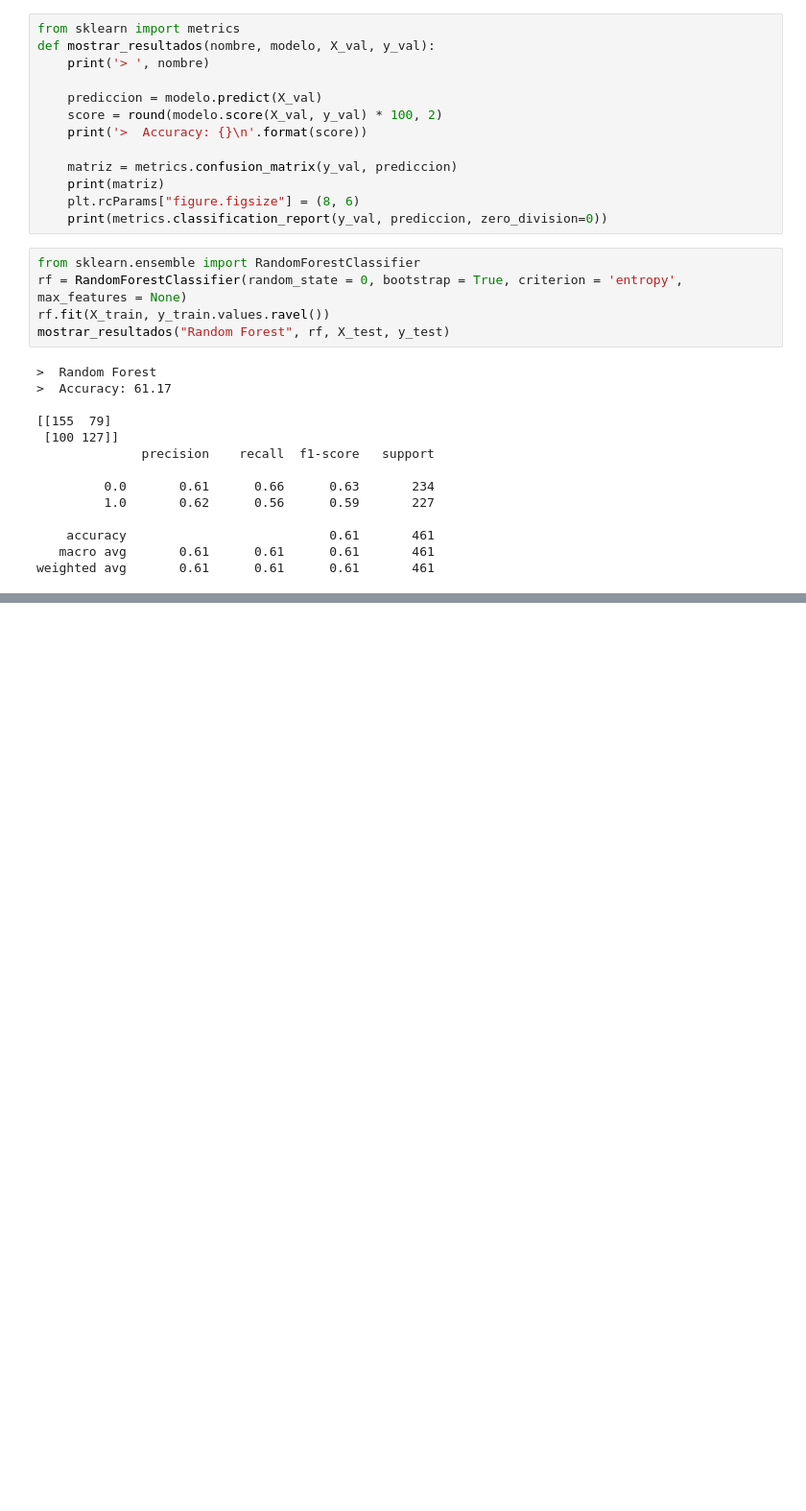
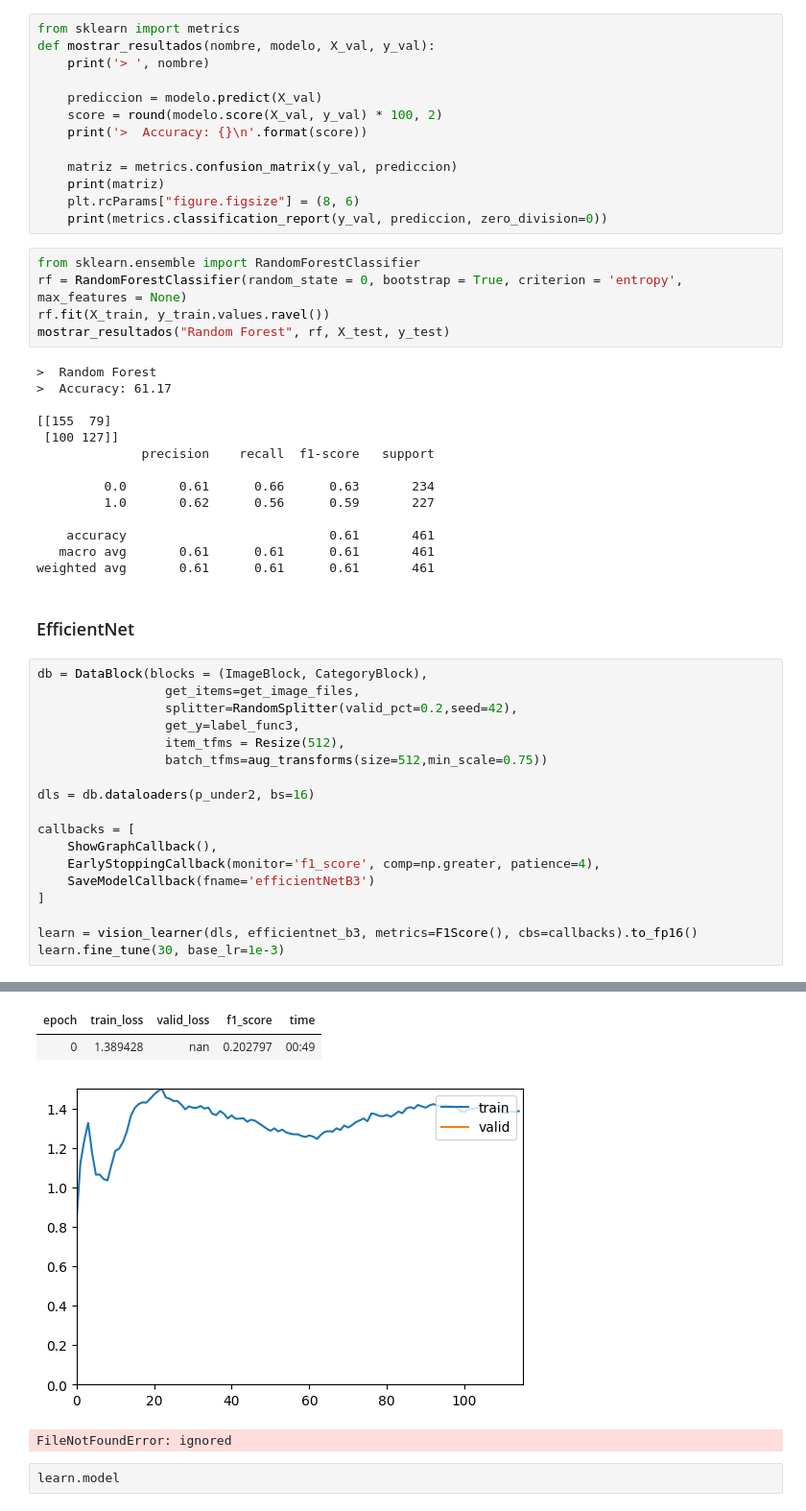
Before and after one commit to inigo99/CancerDetection, a Jupyter notebook: TFM.ipynb, the cells around one changed output, grey strips where cells are left out. Shown at 96% size. Cells and saved outputs as stored; diff of their text form; blank space fills up the shorter version.

```diff
--- a/TFM.ipynb
+++ b/TFM.ipynb
@@ -1870,3 +1870,24 @@ mostrar_resultados("Random Forest", rf, X_test, y_test)
     accuracy                           0.61       461
    macro avg       0.61      0.61      0.61       461
 weighted avg       0.61      0.61      0.61       461
+# %% [markdown]
+### EfficientNet
+# %%
+db = DataBlock(blocks = (ImageBlock, CategoryBlock),
+                 get_items=get_image_files,
+                 splitter=RandomSplitter(valid_pct=0.2,seed=42),
+                 get_y=label_func3,
+                 item_tfms = Resize(512),
+                 batch_tfms=aug_transforms(size=512,min_scale=0.75))
+
+dls = db.dataloaders(p_under2, bs=16)
+
+callbacks = [
+    ShowGraphCallback(),
+    EarlyStoppingCallback(monitor='f1_score', comp=np.greater, patience=4),
+    SaveModelCallback(fname='efficientNetB3')
+]
+
+learn = vision_learner(dls, efficientnet_b3, metrics=F1Score(), cbs=callbacks).to_fp16()
+learn.fine_tune(30, base_lr=1e-3)
+# %% [output]
@@ -1872,0 +1895,6 @@ weighted avg       0.61      0.61      0.61       461
+| epoch | train_loss | valid_loss | f1_score | time |
+| 0 | 1.389428 | nan | 0.202797 | 00:49 |
+[figure, added]
+FileNotFoundError: ignored
+# %%
+learn.model
```
Also changed, not shown: parts of 1 cell of this notebook.
